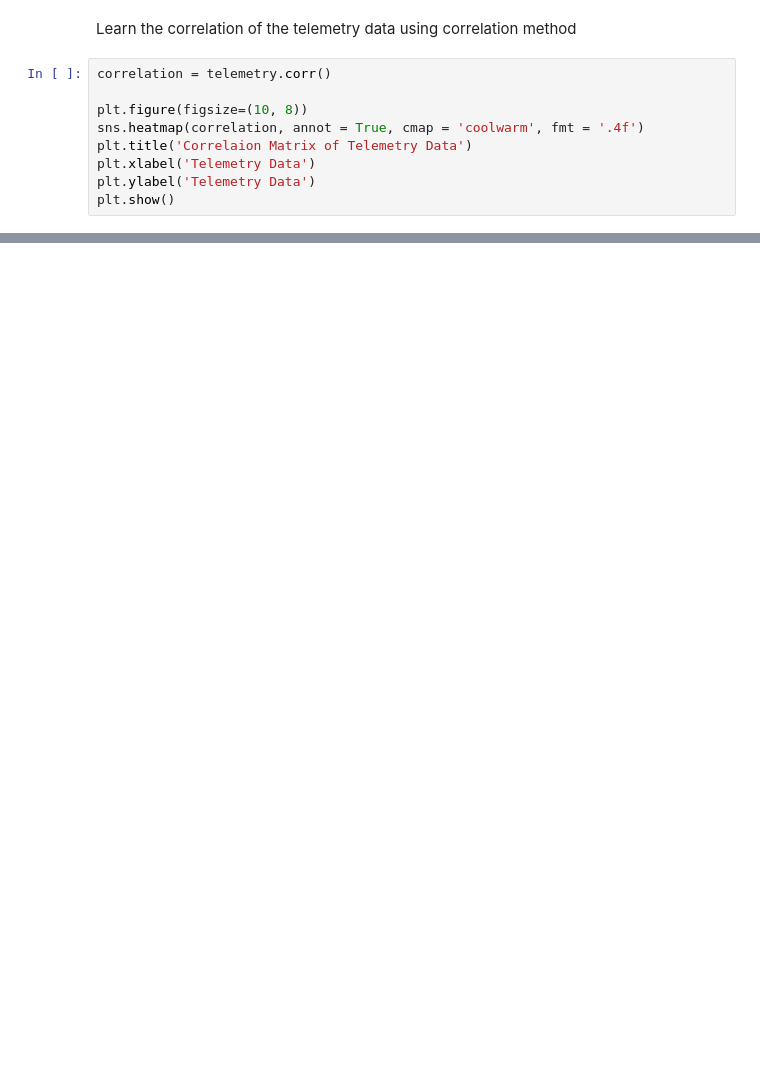
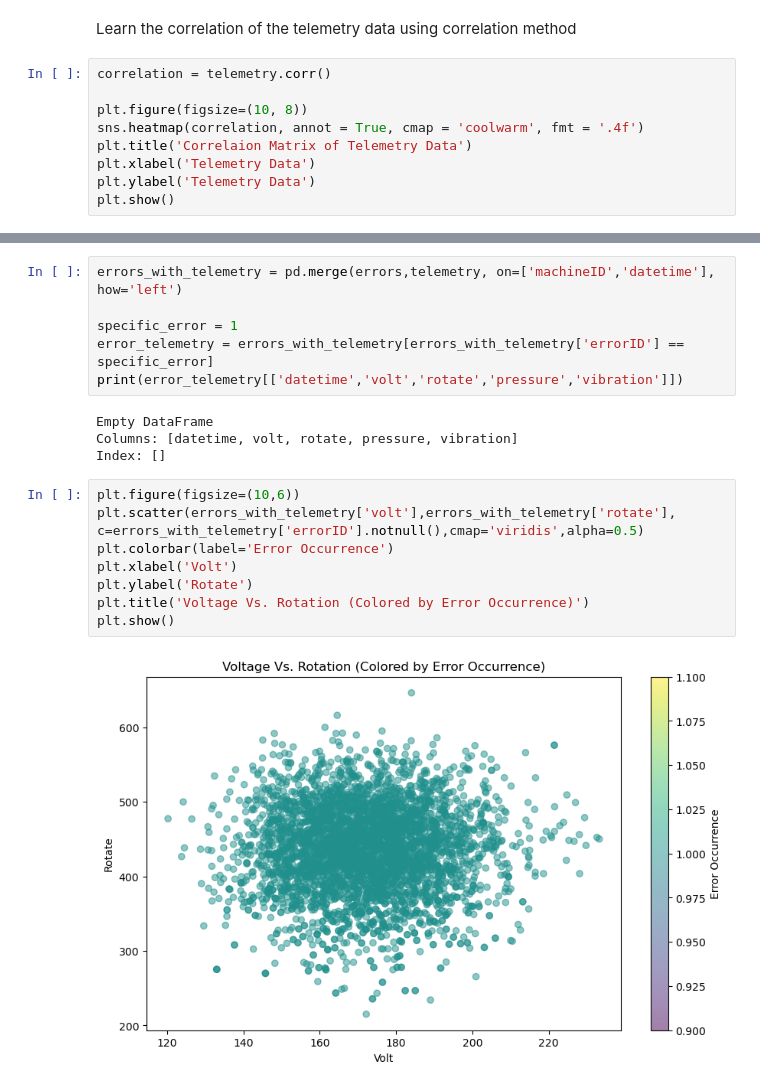
Before and after one commit to Nunusavi/Predictive-Maintenance-for-Industrial-Equipment, a Jupyter notebook: Data processing.ipynb, the cells around one changed output, grey strips where cells are left out. Drawn from its saved outputs; the diff is of its cells as text; blank space fills up the shorter version.

```diff
--- a/Data processing.ipynb
+++ b/Data processing.ipynb
@@ -187,0 +251,20 @@ plt.show()
+# %%
+errors_with_telemetry = pd.merge(errors,telemetry, on=['machineID','datetime'], how='left')
+
+specific_error = 1
+error_telemetry = errors_with_telemetry[errors_with_telemetry['errorID'] == specific_error]
+print(error_telemetry[['datetime','volt','rotate','pressure','vibration']])
+# %% [output]
+Empty DataFrame
+Columns: [datetime, volt, rotate, pressure, vibration]
+Index: []
+# %%
+plt.figure(figsize=(10,6))
+plt.scatter(errors_with_telemetry['volt'],errors_with_telemetry['rotate'], c=errors_with_telemetry['errorID'].notnull(),cmap='viridis',alpha=0.5)
+plt.colorbar(label='Error Occurrence')
+plt.xlabel('Volt')
+plt.ylabel('Rotate')
+plt.title('Voltage Vs. Rotation (Colored by Error Occurrence)')
+plt.show()
+# %% [output]
+[figure, added]
```
Also changed, not shown: parts of 17 cells of this notebook.
